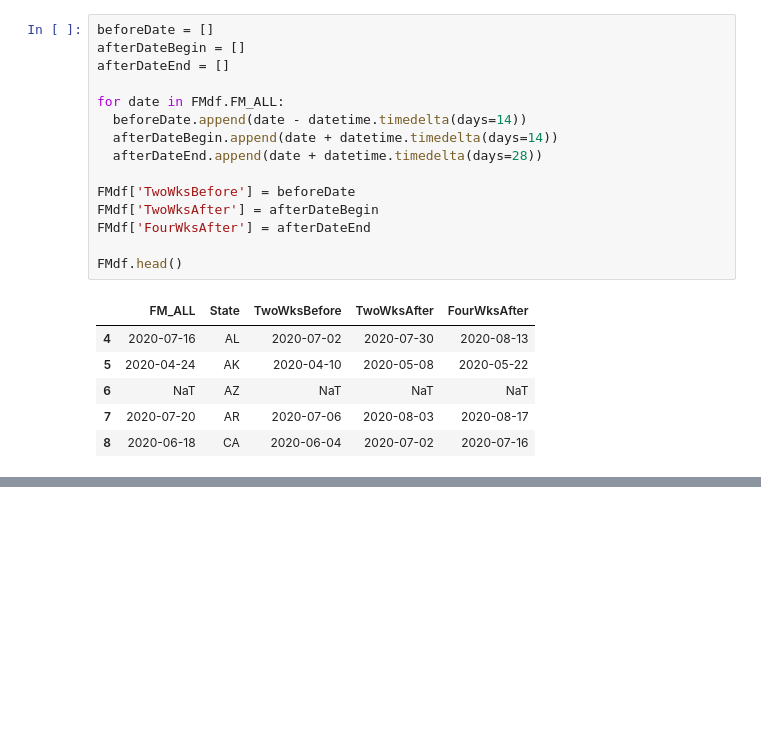
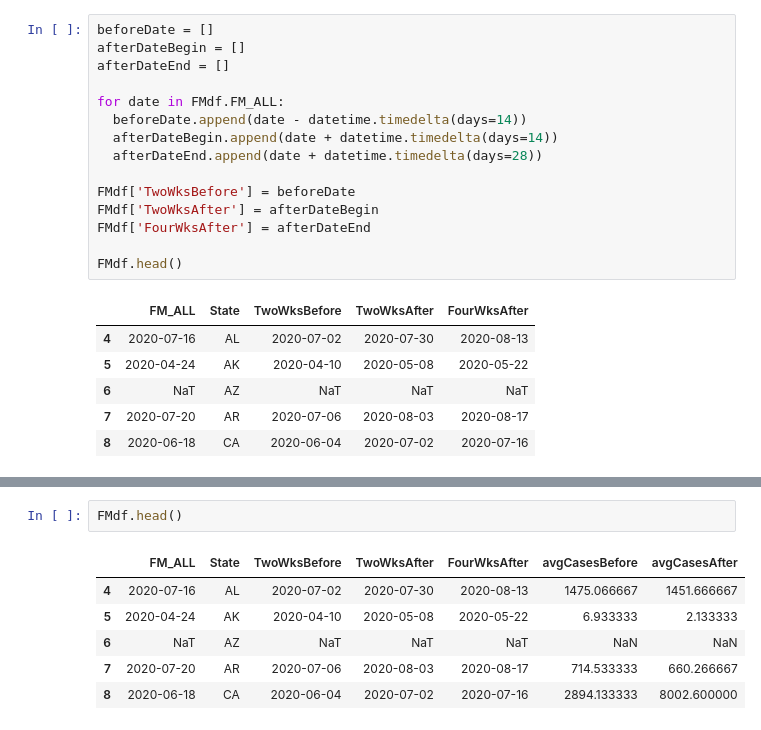
Before and after one commit to allicodi/bsta001_final, a Jupyter notebook: BSTA_001_Final.ipynb, the cells around one changed output, grey strips where cells are left out. Cells and saved outputs as stored; diff of their text form; blank space fills up the shorter version.

```diff
--- a/BSTA_001_Final.ipynb
+++ b/BSTA_001_Final.ipynb
@@ -446,0 +184,9 @@ len(statesWithFM)
+# %%
+FMdf.head()
+# %% [output]
+|  | FM_ALL | State | TwoWksBefore | TwoWksAfter | FourWksAfter | avgCasesBefore | avgCasesAfter |
+| 4 | 2020-07-16 | AL | 2020-07-02 | 2020-07-30 | 2020-08-13 | 1475.066667 | 1451.666667 |
+| 5 | 2020-04-24 | AK | 2020-04-10 | 2020-05-08 | 2020-05-22 | 6.933333 | 2.133333 |
+| 6 | NaT | AZ | NaT | NaT | NaT | NaN | NaN |
+| 7 | 2020-07-20 | AR | 2020-07-06 | 2020-08-03 | 2020-08-17 | 714.533333 | 660.266667 |
+| 8 | 2020-06-18 | CA | 2020-06-04 | 2020-07-02 | 2020-07-16 | 2894.133333 | 8002.600000 |
```
Also changed, not shown: parts of 16 cells of this notebook.
